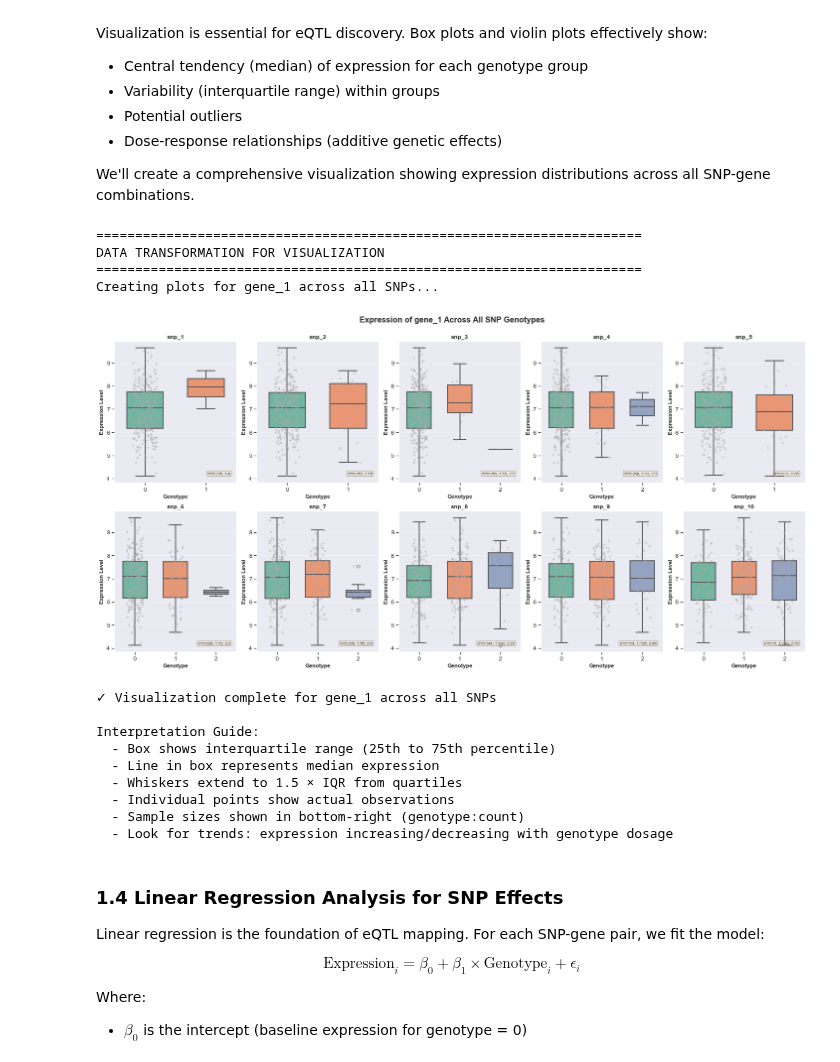
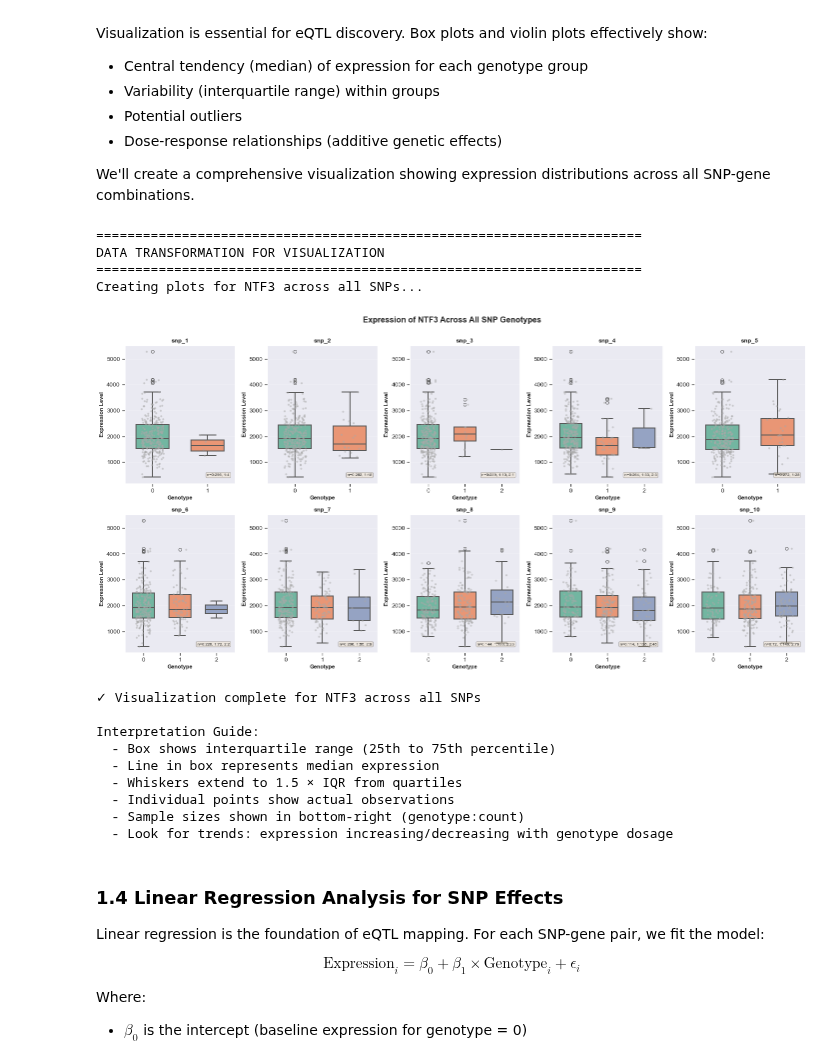
Before and after one commit to vladimirkovacevic/multiomics, a Jupyter notebook: notebooks/eQTL_tutorial.ipynb, the cells around one changed output. Drawn from its saved outputs; the diff is of its cells as text; code cells hidden in the pictures.

```diff
--- a/notebooks/eQTL_tutorial.ipynb
+++ b/notebooks/eQTL_tutorial.ipynb
@@ -87,12 +103,12 @@ In this section, we begin with fundamental eQTL concepts by examining associatio
 # Load genotype data
 # Each row represents an individual, columns represent SNPs
 # Values: 0 (homozygous reference), 1 (heterozygous), 2 (homozygous alternative)
-geno = pd.read_csv('../data/simulated/sim_genotypes.tab', sep='\t')
+geno = pd.read_csv('../data/ASD_dataset/ASD_genotypes.csv')
 
 # Load gene expression data
 # Each row represents an individual, columns represent genes
 # Values: log2-transformed normalized expression levels
-expr = pd.read_csv('../data/simulated/sim_expression1.tab', sep='\t')
+expr = pd.read_csv('../data/ASD_dataset/ASD_expression.csv')
 
 print("=" * 70)
 print("GENOTYPE DATA")
@@ -232,7 +251,7 @@ We'll create a comprehensive visualization showing expression distributions acro
 # This transformation allows us to plot SNP-expression relationships
 
 # For visualization, we'll focus on one gene and show it across all SNPs
-gene_to_plot = 'gene_1'
+gene_to_plot = 'NTF3'
 
 print("=" * 70)
 print("DATA TRANSFORMATION FOR VISUALIZATION")
@@ -244,7 +263,7 @@ fig, axes = plt.subplots(2, 5, figsize=(20, 10))
 axes = axes.flatten()
 
 # Create box plots for each SNP
-for idx, snp in enumerate(geno.columns[1:]):
+for idx, snp in enumerate(geno.columns[1:][:10]):
     ax = axes[idx]
 
     # Create a dataframe for this specific SNP-gene pair
@@ -263,36 +282,36 @@ for idx, snp in enumerate(geno.columns[1:]):
 
     ax.set_title(f'{snp}', fontsize=12, fontweight='bold')
     ax.set_xlabel('Genotype', fontsize=11, fontweight='bold')
     ax.set_ylabel('Expression Level', fontsize=11, fontweight='bold')
     ax.grid(True, alpha=0.3, axis='y')
 
     # Add sample size annotation
     genotype_counts = plot_data['genotype'].value_counts().sort_index()
     count_text = ', '.join([f"{g}:{c}" for g, c in genotype_counts.items()])
     ax.text(0.95, 0.05, f'n={count_text}', transform=ax.transAxes,
             fontsize=8, verticalalignment='bottom', horizontalalignment='right',
             bbox=dict(boxstyle='round', facecolor='wheat', alpha=0.3))
 
 plt.suptitle(f'Expression of {gene_to_plot} Across All SNP Genotypes',
              fontsize=16, fontweight='bold', y=1.00)
 plt.tight_layout()
 plt.show()
 
 print(f"\n\u2713 Visualization complete for {gene_to_plot} across all SNPs")
 print(f"\nInterpretation Guide:")
 print(f"  - Box shows interquartile range (25th to 75th percentile)")
 print(f"  - Line in box represents median expression")
 print(f"  - Whiskers extend to 1.5 × IQR from quartiles")
 print(f"  - Individual points show actual observations")
 print(f"  - Sample sizes shown in bottom-right (genotype:count)")
 print(f"  - Look for trends: expression increasing/decreasing with genotype dosage")
 # %% [output]
 ======================================================================
 DATA TRANSFORMATION FOR VISUALIZATION
 ======================================================================
-Creating plots for gene_1 across all SNPs...
+Creating plots for NTF3 across all SNPs...
-[figure, old version]
+[figure, new version]
-✓ Visualization complete for gene_1 across all SNPs
+✓ Visualization complete for NTF3 across all SNPs
 
 Interpretation Guide:
   - Box shows interquartile range (25th to 75th percentile)
```
Also changed, not shown: parts of 13 cells of this notebook.
